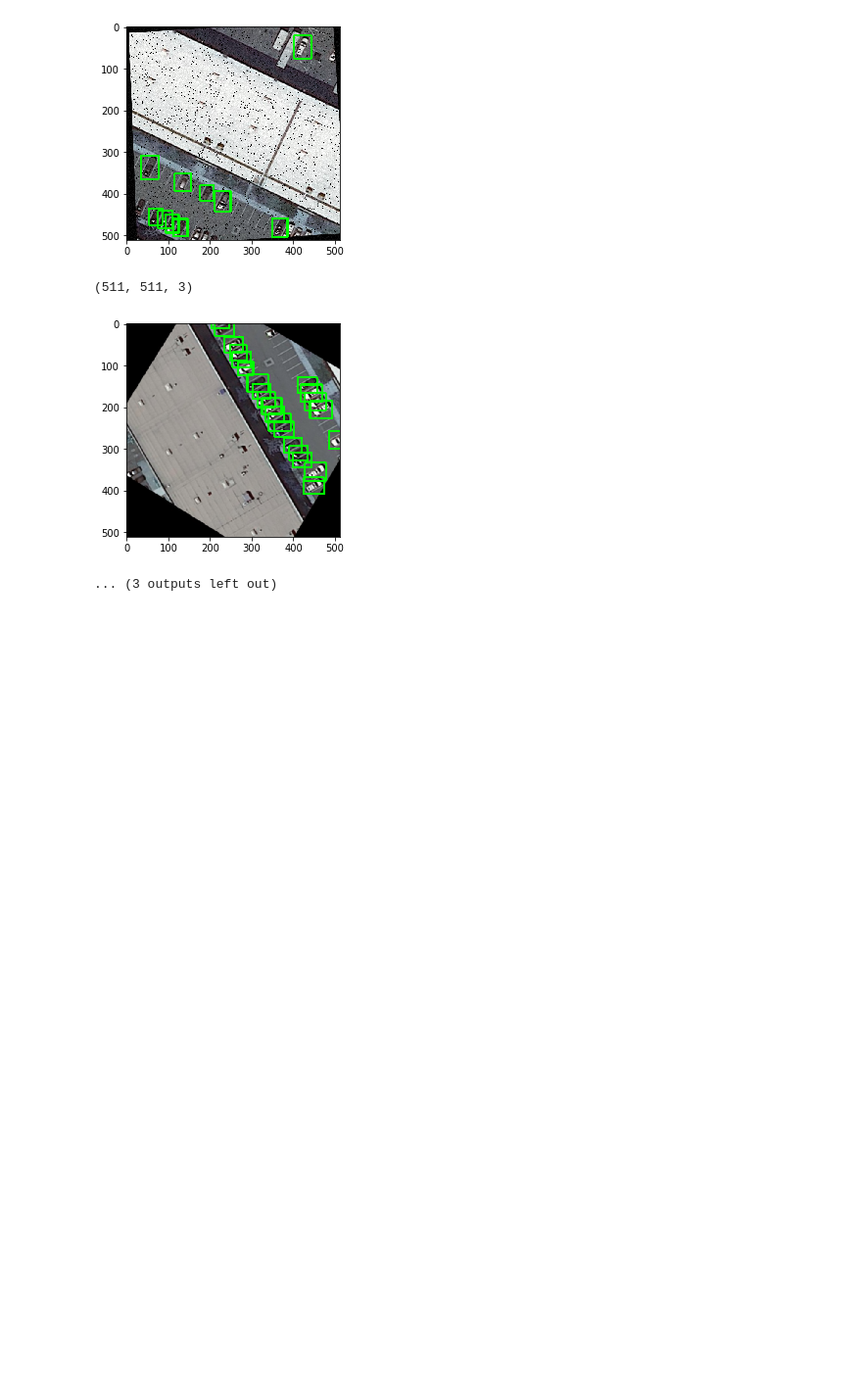
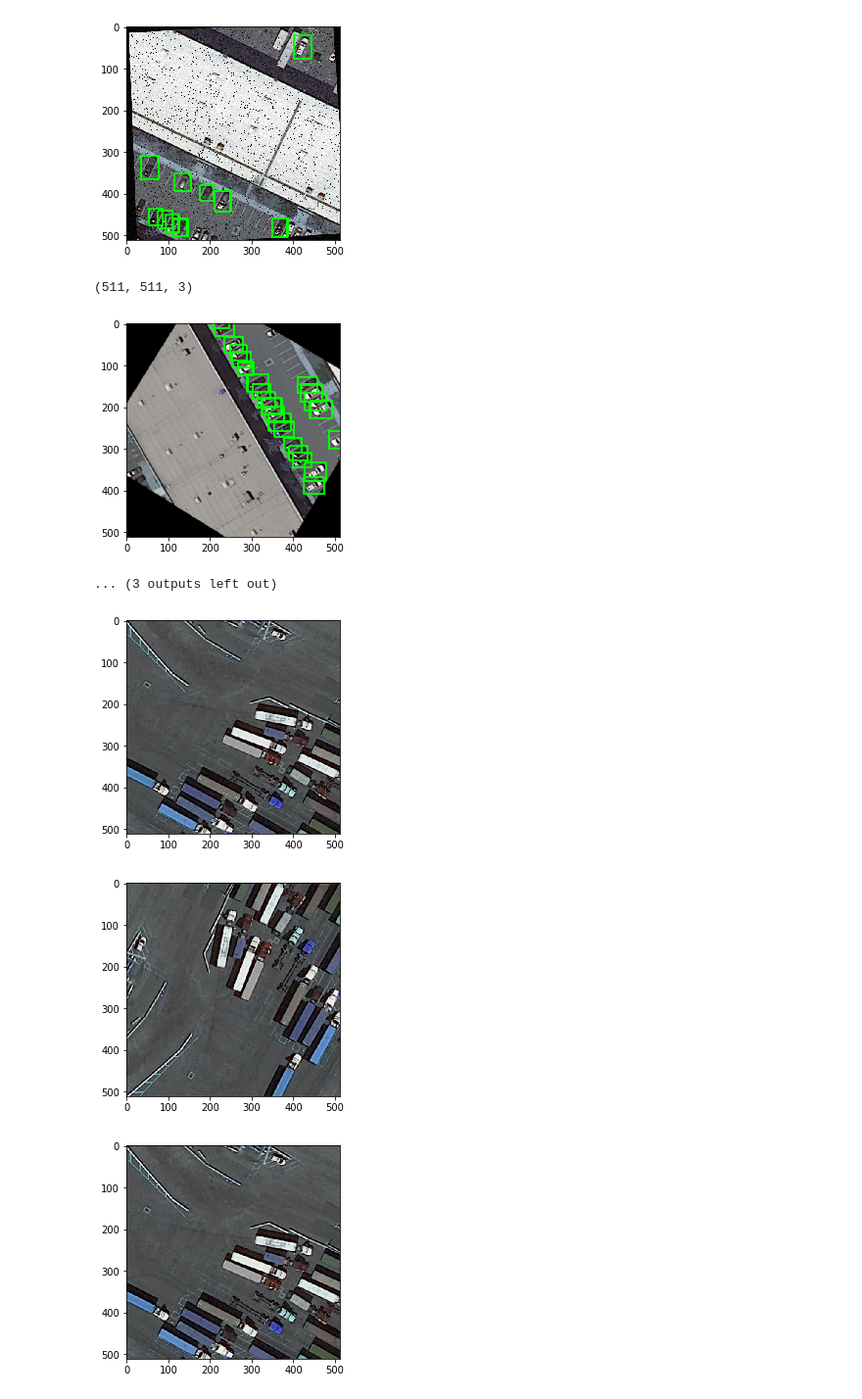
Before and after one commit to cizhenshi/Rscup2019-Object-Detection-Track-3th-Solution, a Jupyter notebook: augmentation.ipynb, the cells around one changed output. Shown at 98% size. Cells and saved outputs as stored; diff of their text form; code cells hidden in the pictures; blank space fills up the shorter version.

```diff
--- a/augmentation.ipynb
+++ b/augmentation.ipynb
@@ -285,3 +285,30 @@ for idx in range(1,10):
 (511, 511, 3)
 [figure]
 ... (3 outputs left out)
+# %%
+from PIL import Image
+img_id = img_infos[10]['id']
+ann_ids = coco.getAnnIds(imgIds=[img_id])
+ann_info = coco.loadAnns(ann_ids)
+ann = _parse_ann_info(ann_info, True)
+img_info = img_infos[idx]
+            # load image
+degree = 45
+aug = iaa.Sequential(
+    [iaa.Affine(rotate=-90)])
+aug2 = iaa.Sequential(
+    [iaa.Affine(rotate=90)])
+img = mmcv.imread(os.path.join("./data/rscup/train", img_info['filename']))
+# img = Image.from_numpy(img)
+plt.imshow(img)
+plt.show()
+img = aug.augment_image(img)
+plt.imshow(img)
+plt.show()
+img = aug2.augment_image(img)
+plt.imshow(img)
+plt.show()
+# %% [output]
+[figure, added]
+[figure, added]
+[figure, added]
```
Also changed, not shown: 8 other files.
